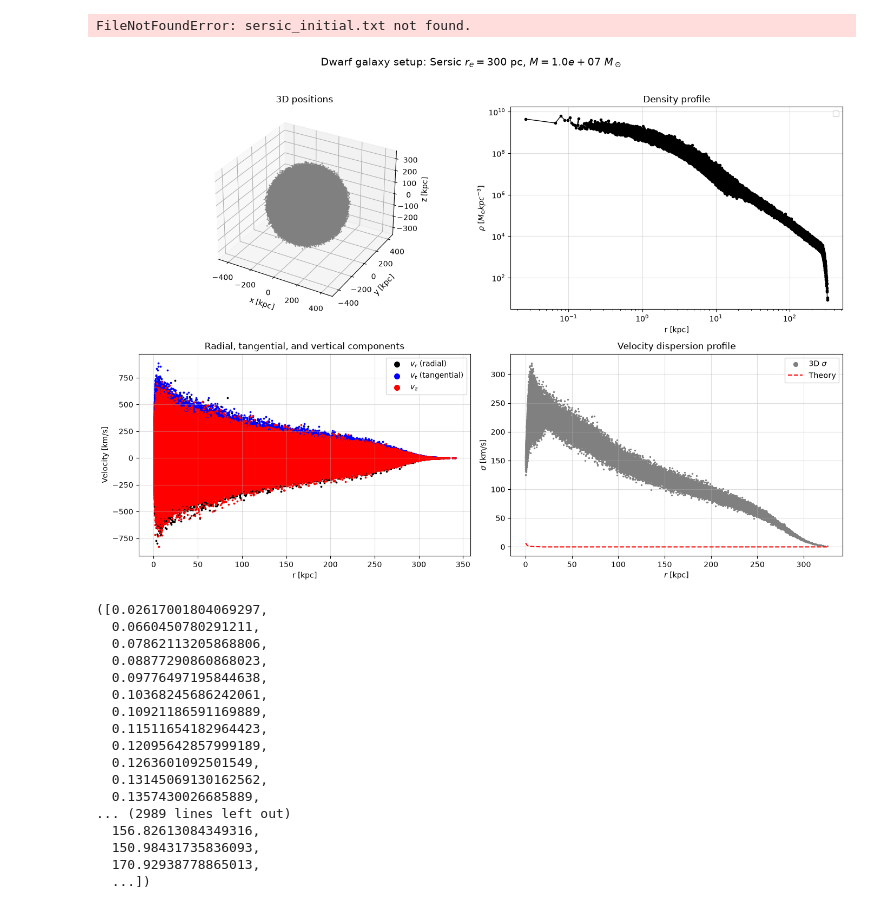
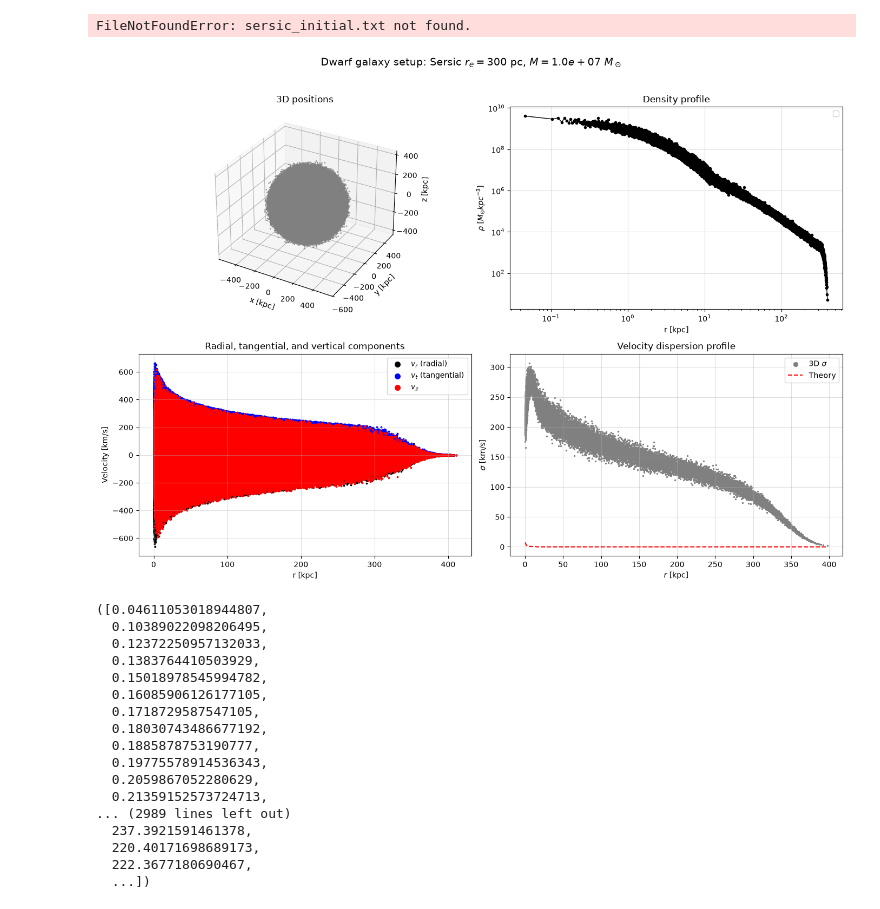
Before and after one commit to olgahinke/dwarf_por, a Jupyter notebook: dwarf_setup.ipynb, the cells around one changed output. Drawn from its saved outputs; the diff is of its cells as text; code cells hidden in the pictures.

```diff
--- a/dwarf_setup.ipynb
+++ b/dwarf_setup.ipynb
@@ -594,25 +609,25 @@ plot_setup("sersic_initial.txt", R = 200, M = 1e7, n = 1, r_e = 300)
 # %% [output]
 FileNotFoundError: sersic_initial.txt not found.
 # %%
-plot_setup("/Users/olgahinke/dice/ICs/MW/dice_mw.txt", R = 200, M = 1e7, n = 1, r_e = 300, mond = False)
+plot_setup("/Users/olgahinke/dice/ICs/MW/mw_new_res.txt", R = 200, M = 1e7, n = 1, r_e = 300, mond = False)
 # %% [output]
-[figure, old version]
+[figure, new version]
-([0.02617001804069297,
-  0.0660450780291211,
-  0.07862113205868806,
-  0.08877290860868023,
-  0.09776497195844638,
-  0.10368245686242061,
-  0.10921186591169889,
-  0.11511654182964423,
-  0.12095642857999189,
-  0.1263601092501549,
-  0.13145069130162562,
-  0.1357430026685889,
+([0.04611053018944807,
+  0.10389022098206495,
+  0.12372250957132033,
+  0.1383764410503929,
+  0.15018978545994782,
+  0.16085906126177105,
+  0.1718729587547105,
+  0.18030743486677192,
+  0.1885878753190777,
+  0.19775578914536343,
+  0.2059867052280629,
+  0.21359152573724713,
 ... (2989 lines left out)
-  156.82613084349316,
-  150.98431735836093,
-  170.92938778865013,
+  237.3921591461378,
+  220.40171698689173,
+  222.3677180690467,
   ...])
 # %%
 import yt
```
Also changed, not shown: parts of 15 cells of this notebook, 4 other files.
